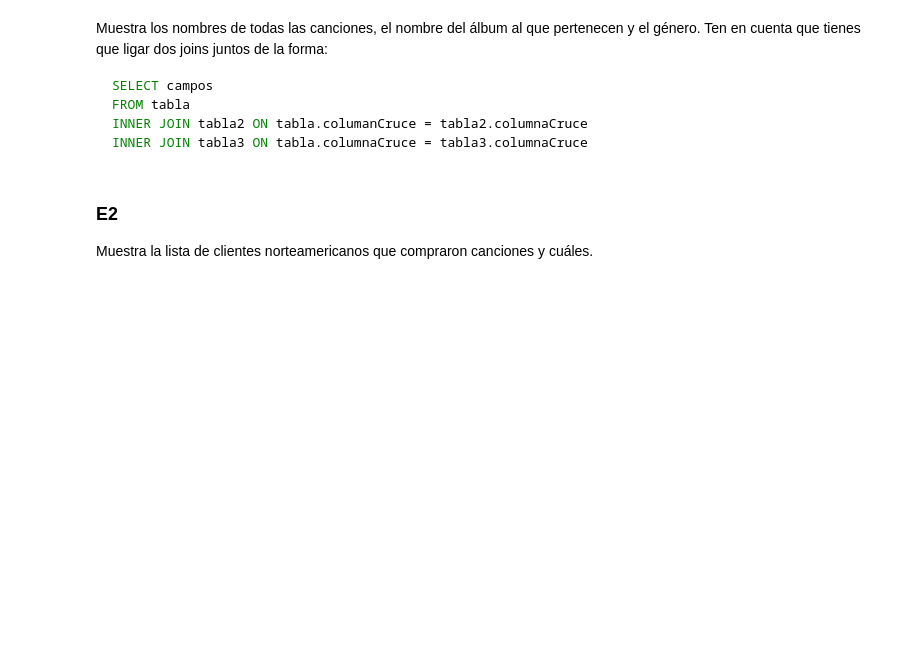
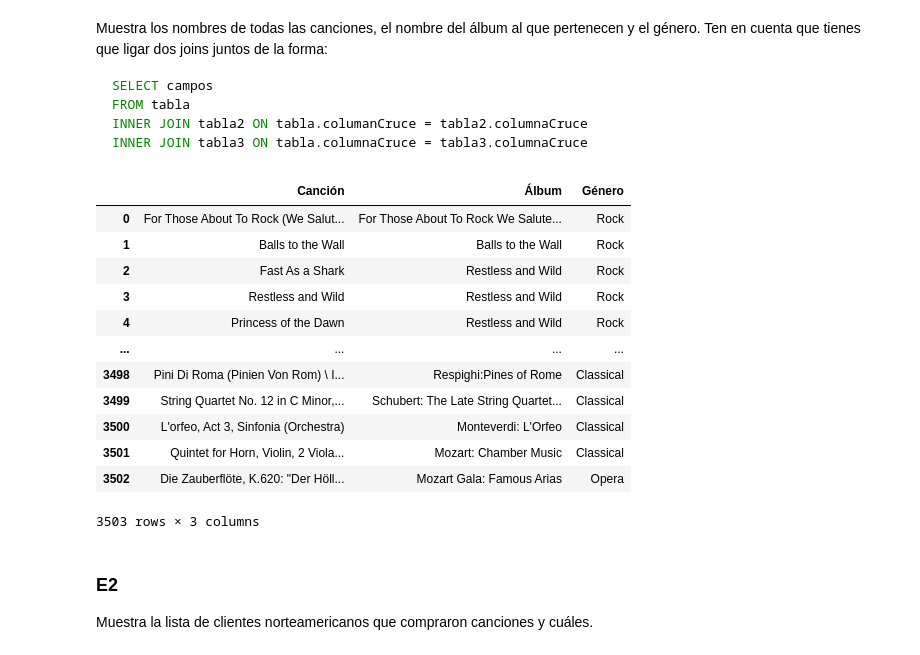
Before and after one commit to annahico/ONLINE_DS_THEBRIDGE_ANNA, a Jupyter notebook: 03_Analisis_de_Datos/Sprint_06/Unidad_01/Practica_Obligatoria/18_Practica_Obligatoria_SQL.ipynb, the cells around one changed output. Cells and saved outputs as stored; diff of their text form; code cells hidden in the pictures; blank space fills up the shorter version.

````diff
--- a/03_Analisis_de_Datos/Sprint_06/Unidad_01/Practica_Obligatoria/18_Practica_Obligatoria_SQL.ipynb
+++ b/03_Analisis_de_Datos/Sprint_06/Unidad_01/Practica_Obligatoria/18_Practica_Obligatoria_SQL.ipynb
@@ -475,6 +491,31 @@ FROM tabla
 INNER JOIN tabla2 ON tabla.columanCruce = tabla2.columnaCruce
 INNER JOIN tabla3 ON tabla.columnaCruce = tabla3.columnaCruce
  ```
+# %%
+query = '''
+SELECT A.Name "Canción", B.Title "Álbum", C.Name "Género"
+FROM tracks A
+INNER JOIN albums AS B
+ON A.AlbumId = B.AlbumId
+INNER JOIN genres as C
+ON A.GenreId = C.GenreId
+'''
+
+sql_query(query)
+# %% [output]
+|  | Canción | Álbum | Género |
+| 0 | For Those About To Rock (We Salut... | For Those About To Rock We Salute... | Rock |
+| 1 | Balls to the Wall | Balls to the Wall | Rock |
+| 2 | Fast As a Shark | Restless and Wild | Rock |
+| 3 | Restless and Wild | Restless and Wild | Rock |
+| 4 | Princess of the Dawn | Restless and Wild | Rock |
+| ... | ... | ... | ... |
+| 3498 | Pini Di Roma (Pinien Von Rom) \ I... | Respighi:Pines of Rome | Classical |
+| 3499 | String Quartet No. 12 in C Minor,... | Schubert: The Late String Quartet... | Classical |
+| 3500 | L'orfeo, Act 3, Sinfonia (Orchestra) | Monteverdi: L'Orfeo | Classical |
+| 3501 | Quintet for Horn, Violin, 2 Viola... | Mozart: Chamber Music | Classical |
+| 3502 | Die Zauberflöte, K.620: "Der Höll... | Mozart Gala: Famous Arias | Opera |
+3503 rows × 3 columns
 # %% [markdown]
 ### E2
 
````
Also changed, not shown: parts of 4 cells of this notebook.
